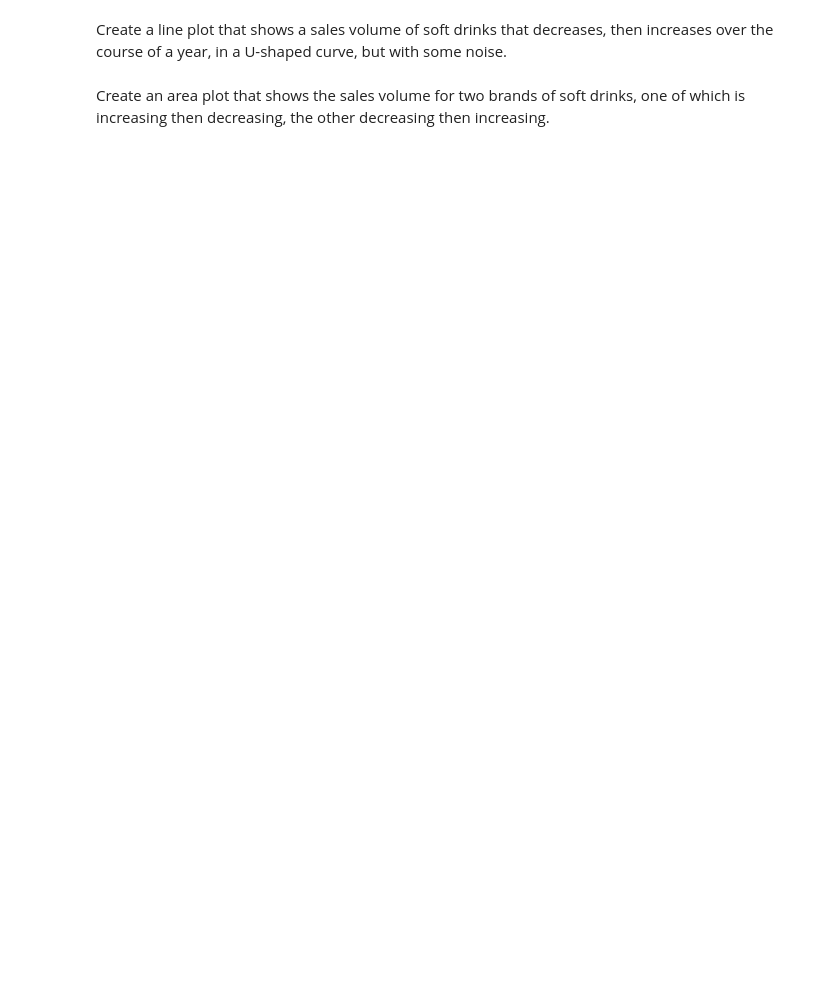
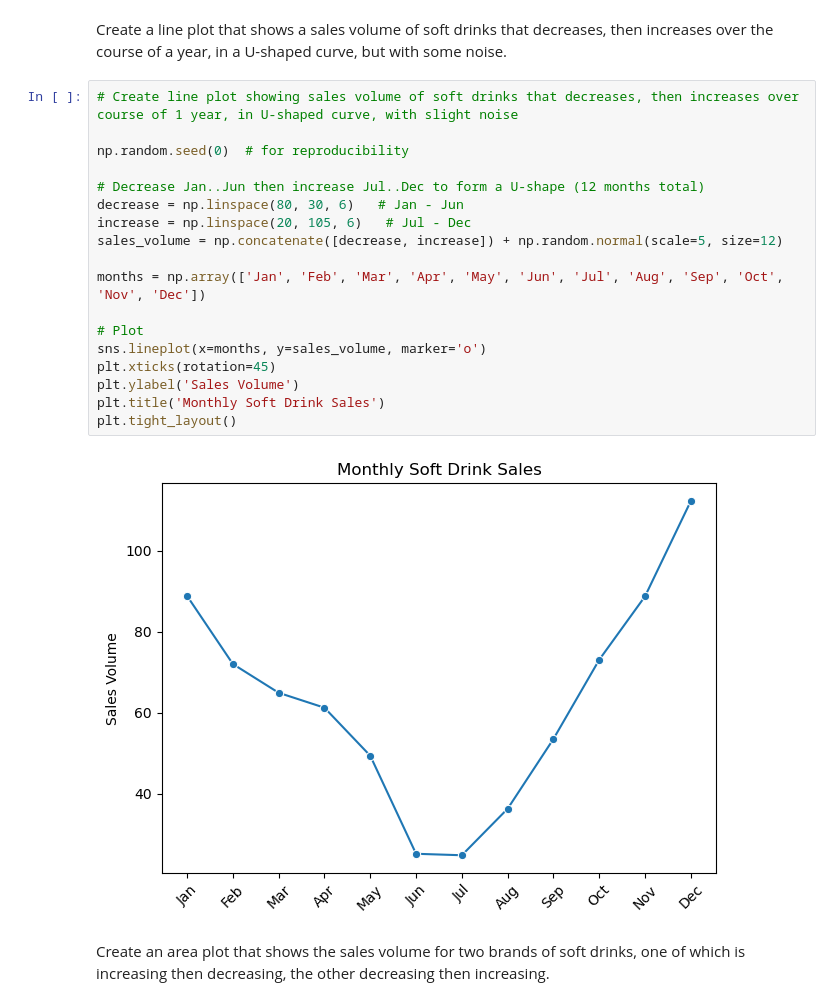
Before and after one commit to veniola/Module-B-semester-2, a Jupyter notebook: OMDS-ModB2-Week5-Eniola-Victoria.ipynb, the cells around one changed output. Cells and saved outputs as stored; diff of their text form; blank space fills up the shorter version.

```diff
--- a/OMDS-ModB2-Week5-Eniola-Victoria.ipynb
+++ b/OMDS-ModB2-Week5-Eniola-Victoria.ipynb
@@ -225,4 +320,24 @@ FileNotFoundError: No such file or directory: 'histogram.png'
 # %% [markdown]
 Create a line plot that shows a sales volume of soft drinks that decreases, then increases over the course of a year, in a U-shaped curve, but with some noise.
+# %%
+# Create line plot showing sales volume of soft drinks that decreases, then increases over course of 1 year, in U-shaped curve, with slight noise
+
+np.random.seed(0)  # for reproducibility
+
+# Decrease Jan..Jun then increase Jul..Dec to form a U-shape (12 months total)
+decrease = np.linspace(80, 30, 6)   # Jan - Jun
+increase = np.linspace(20, 105, 6)   # Jul - Dec
+sales_volume = np.concatenate([decrease, increase]) + np.random.normal(scale=5, size=12)
+
+months = np.array(['Jan', 'Feb', 'Mar', 'Apr', 'May', 'Jun', 'Jul', 'Aug', 'Sep', 'Oct', 'Nov', 'Dec'])
+
+# Plot
+sns.lineplot(x=months, y=sales_volume, marker='o')
+plt.xticks(rotation=45)
+plt.ylabel('Sales Volume')
+plt.title('Monthly Soft Drink Sales')
+plt.tight_layout()
+# %% [output]
+[figure, added]
 # %% [markdown]
 Create an area plot that shows the sales volume for two brands of soft drinks, one of which is increasing then decreasing, the other decreasing then increasing.
```
Also changed, not shown: parts of 3 cells of this notebook.
